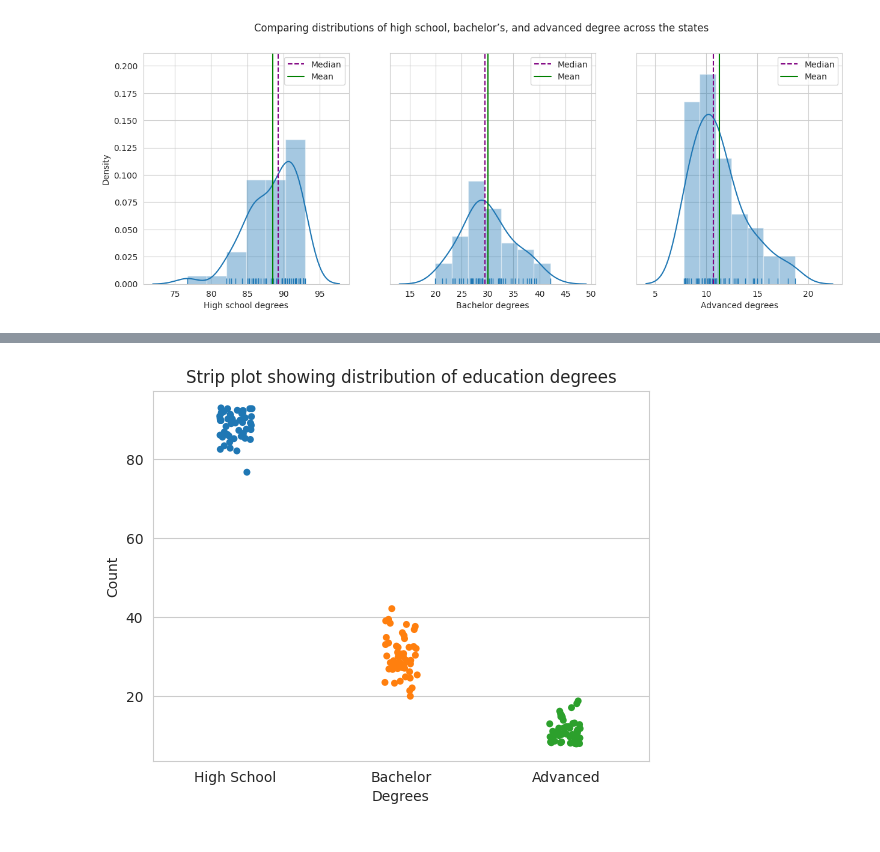
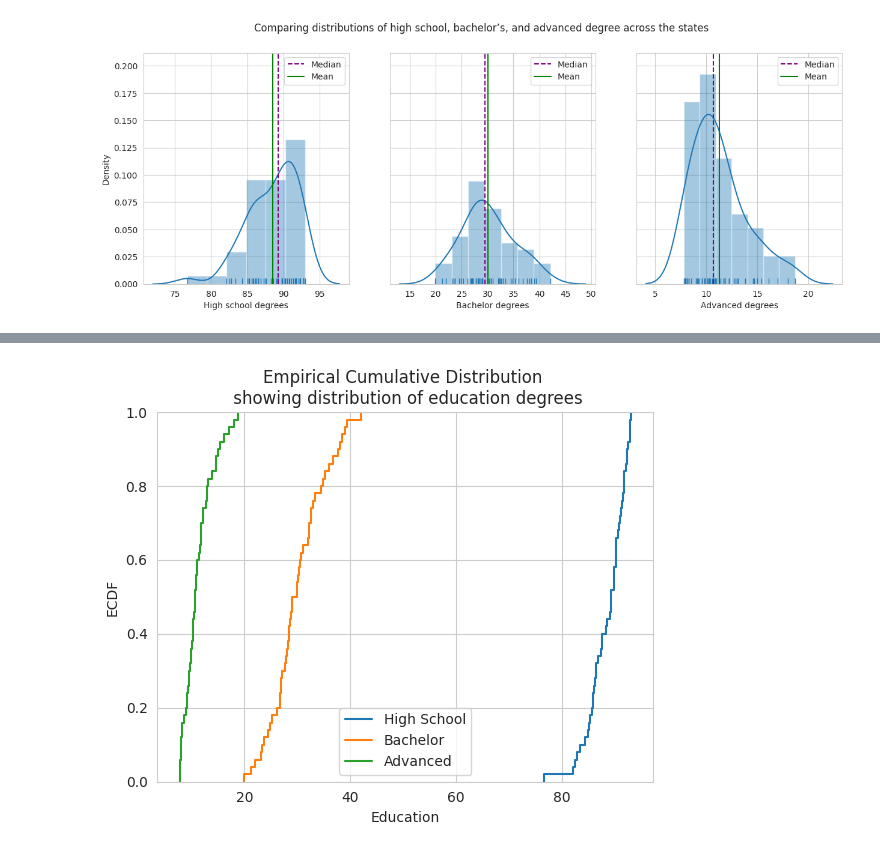
Before and after one commit to pallabee/Demographic-Data-Analysis, a Jupyter notebook: visualize_distributions.ipynb, the cells around one changed output, grey strips where cells are left out. Cells and saved outputs as stored; diff of their text form; code cells hidden in the pictures.

```diff
--- a/visualize_distributions.ipynb
+++ b/visualize_distributions.ipynb
@@ -138,10 +149,10 @@ plt.show()
 edu_data = merged_data[['HSGradPer','BADegPer','AdvDegPer']]
 edu_data = edu_data.rename(columns={"HSGradPer": "High School", "BADegPer": "Bachelor","AdvDegPer":"Advanced"})
 # %%
-sns.stripplot(data=edu_data)
-plt.xlabel("Degrees")
-plt.ylabel("Count")
-plt.title("Strip plot showing distribution of education degrees")
+sns.ecdfplot(data=edu_data)
+plt.xlabel("Education")
+plt.ylabel("ECDF")
+plt.title("Empirical Cumulative Distribution \n showing distribution of education degrees")
 plt.show()
 # %% [output]
-[figure, old version]
+[figure, new version]
```
Also changed, not shown: parts of 3 cells of this notebook.
